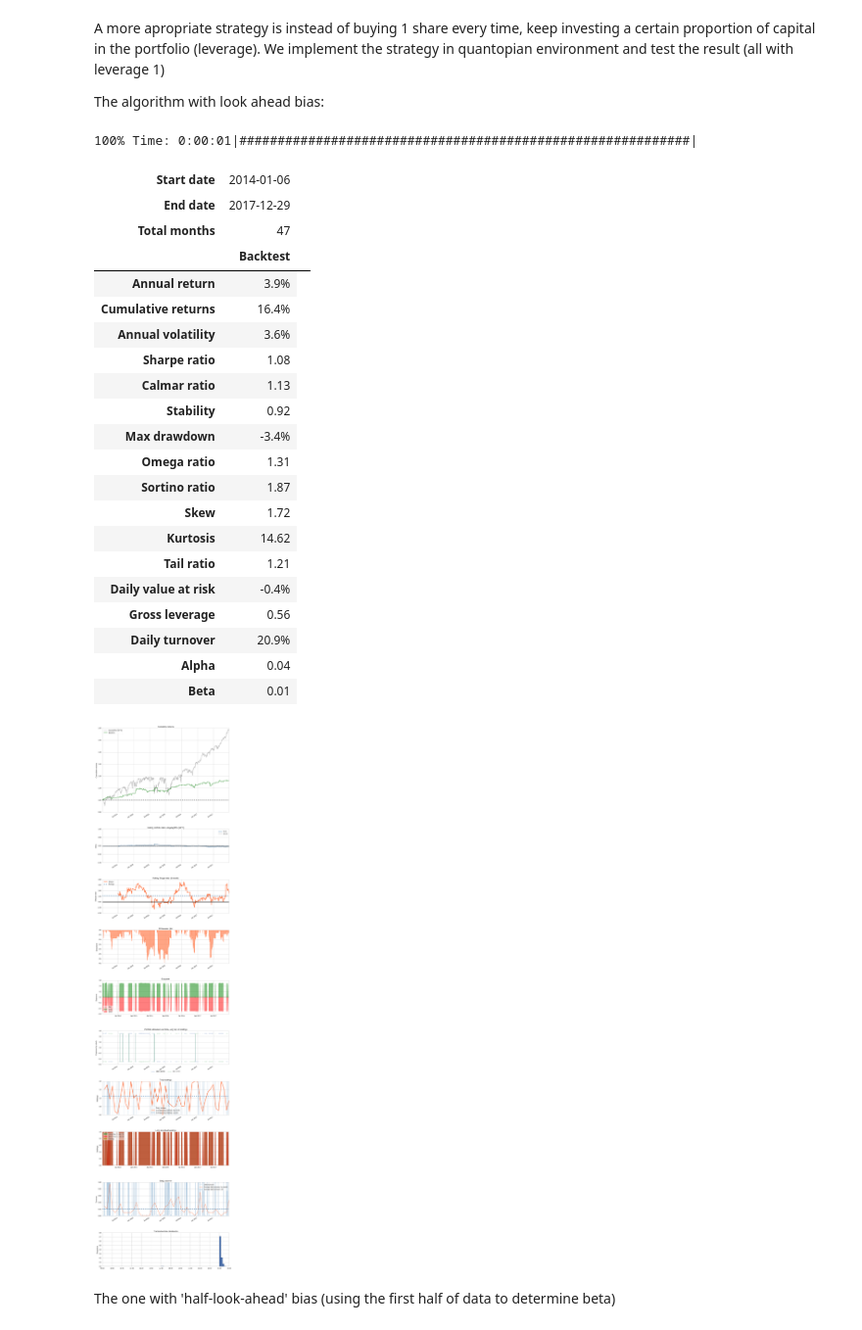
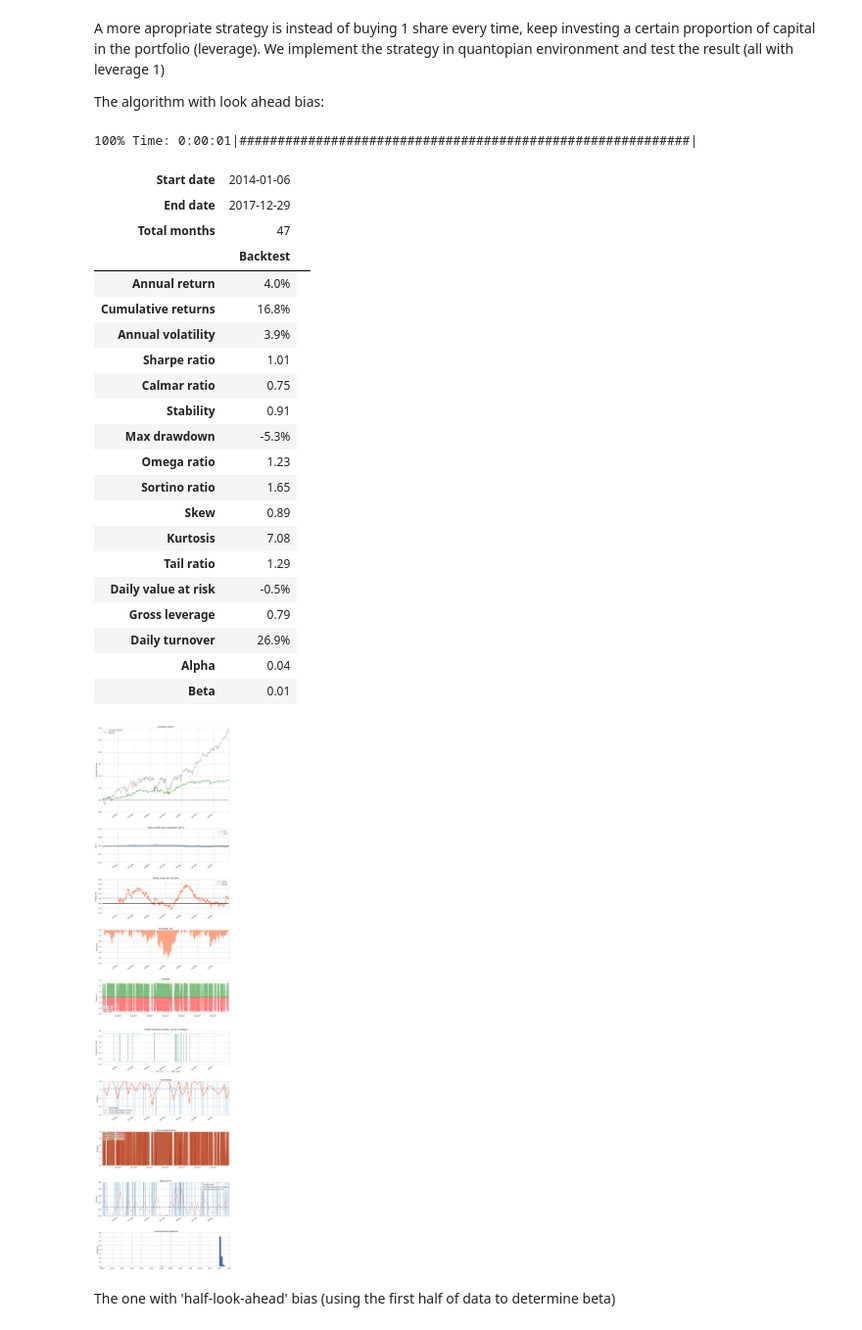
Before and after one commit to yinanzhu12/Algorithmic-trading-notes, a Jupyter notebook: research notes/basics/cointegration stationarity and pair trading.ipynb, the cells around one changed output. Shown at 98% size. Cells and saved outputs as stored; diff of their text form; code cells hidden in the pictures.

```diff
--- a/research notes/basics/cointegration stationarity and pair trading.ipynb
+++ b/research notes/basics/cointegration stationarity and pair trading.ipynb
@@ -293,32 +293,32 @@ A more apropriate strategy is instead of buying 1 share every time, keep investi
 
 The algorithm with look ahead bias:
 # %%
-bt = get_backtest('5ab300da0ddace414b0dd155')
+bt = get_backtest('5ac2a8f1f5b1c4412dd9e37d')
 bt.create_simple_tear_sheet()
 # %% [output]
 100% Time: 0:00:01|###########################################################|
 | Start date | 2014-01-06 |  |
 | End date | 2017-12-29 |  |
 | Total months | 47 |  |
 |  | Backtest |
-| Annual return | 3.9% |
-| Cumulative returns | 16.4% |
-| Annual volatility | 3.6% |
-| Sharpe ratio | 1.08 |
-| Calmar ratio | 1.13 |
-| Stability | 0.92 |
-| Max drawdown | -3.4% |
-| Omega ratio | 1.31 |
-| Sortino ratio | 1.87 |
-| Skew | 1.72 |
-| Kurtosis | 14.62 |
-| Tail ratio | 1.21 |
-| Daily value at risk | -0.4% |
-| Gross leverage | 0.56 |
-| Daily turnover | 20.9% |
+| Annual return | 4.0% |
+| Cumulative returns | 16.8% |
+| Annual volatility | 3.9% |
+| Sharpe ratio | 1.01 |
+| Calmar ratio | 0.75 |
+| Stability | 0.91 |
+| Max drawdown | -5.3% |
+| Omega ratio | 1.23 |
+| Sortino ratio | 1.65 |
+| Skew | 0.89 |
+| Kurtosis | 7.08 |
+| Tail ratio | 1.29 |
+| Daily value at risk | -0.5% |
+| Gross leverage | 0.79 |
+| Daily turnover | 26.9% |
 | Alpha | 0.04 |
 | Beta | 0.01 |
-[figure, old version]
+[figure, new version]
 # %% [markdown]
 The one with 'half-look-ahead' bias (using the first half of data to determine beta)
 # %%
```
Also changed, not shown: parts of 3 cells of this notebook.
